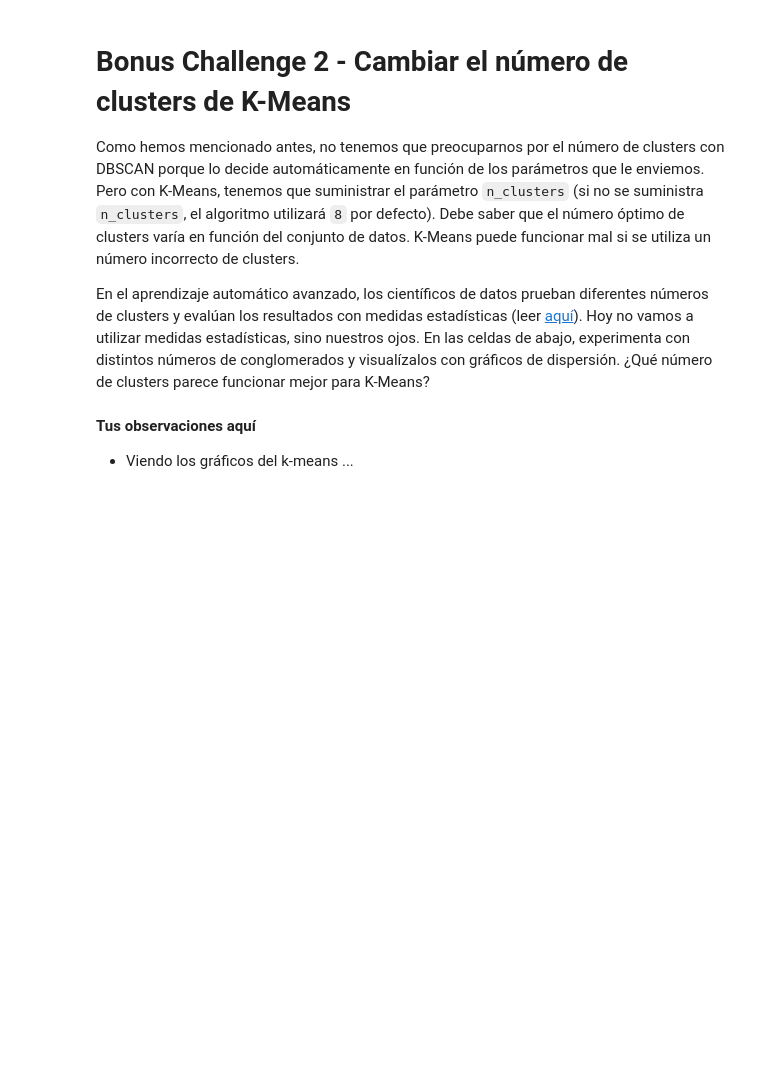
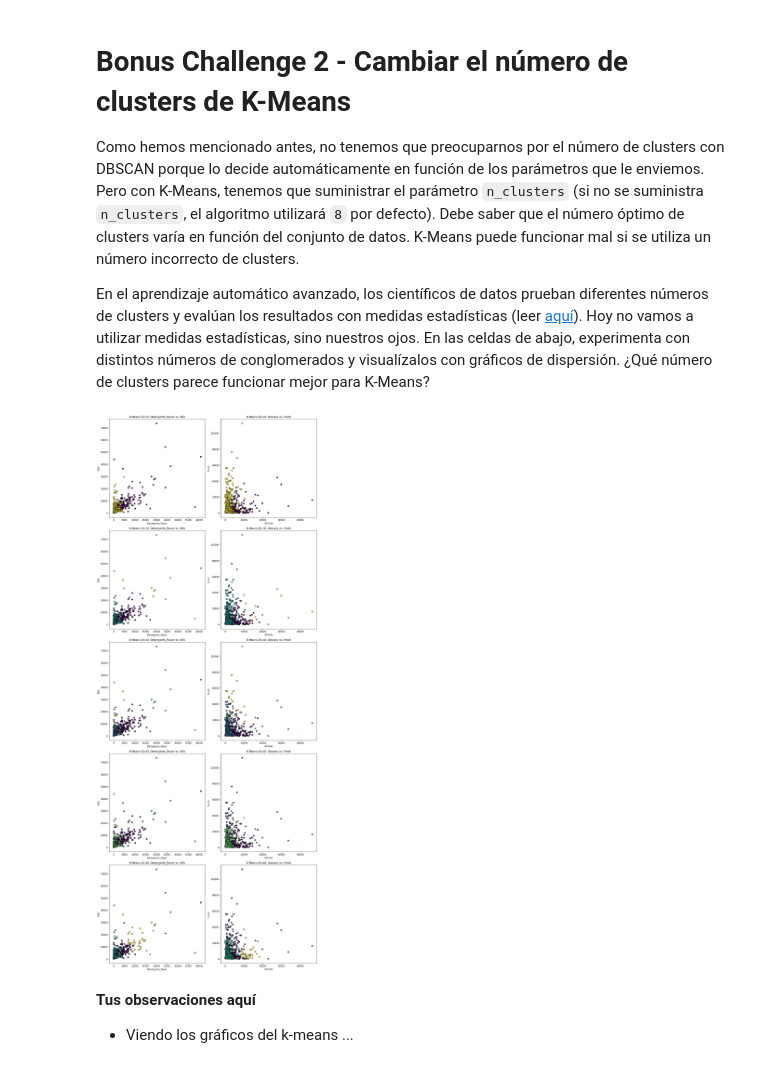
Before and after one commit to marccgcom/lab-unsupervised-learning-es, a Jupyter notebook: your-code/main-esp.ipynb, the cells around one changed output. Cells and saved outputs as stored; diff of their text form; code cells hidden in the pictures; blank space fills up the shorter version.

```diff
--- a/your-code/main-esp.ipynb
+++ b/your-code/main-esp.ipynb
@@ -398,3 +396,34 @@ En el aprendizaje automático avanzado, los científicos de datos prueban difere
+# %%
+# Your code here
+# Probar diferentes números de clusters con K-Means
+k_values = [2, 3, 4, 5, 6]
+
+# Crear gráficos de dispersión para diferentes valores de clusters
+fig, axes = plt.subplots(len(k_values), 2, figsize=(14, 7 * len(k_values)))
+
+for idx, k in enumerate(k_values):
+    # Inicializar el modelo K-Means con k clusters
+    kmeans = KMeans(n_clusters=k, random_state=42)
+    kmeans.fit(customers_scale_df)
+    X[f'labels_k{k}'] = kmeans.labels_
+
+    # Gráfico de dispersión para Detergents_Paper vs. Milk
+    axes[idx, 0].scatter(X['Detergents_Paper'], X['Milk'], c=X[f'labels_k{k}'], cmap='viridis', marker='o', edgecolor='k')
+    axes[idx, 0].set_title(f'K-Means (k={k}): Detergents_Paper vs. Milk')
+    axes[idx, 0].set_xlabel('Detergents_Paper')
+    axes[idx, 0].set_ylabel('Milk')
+
+    # Gráfico de dispersión para Grocery vs. Fresh
+    axes[idx, 1].scatter(X['Grocery'], X['Fresh'], c=X[f'labels_k{k}'], cmap='viridis', marker='o', edgecolor='k')
+    axes[idx, 1].set_title(f'K-Means (k={k}): Grocery vs. Fresh')
+    axes[idx, 1].set_xlabel('Grocery')
+    axes[idx, 1].set_ylabel('Fresh')
+
+# Ajustar el layout
+plt.tight_layout()
+plt.show()
+# %% [output]
+[figure, added]
 # %% [markdown]
 **Tus observaciones aquí**
 
```
Also changed, not shown: parts of 3 cells of this notebook.
